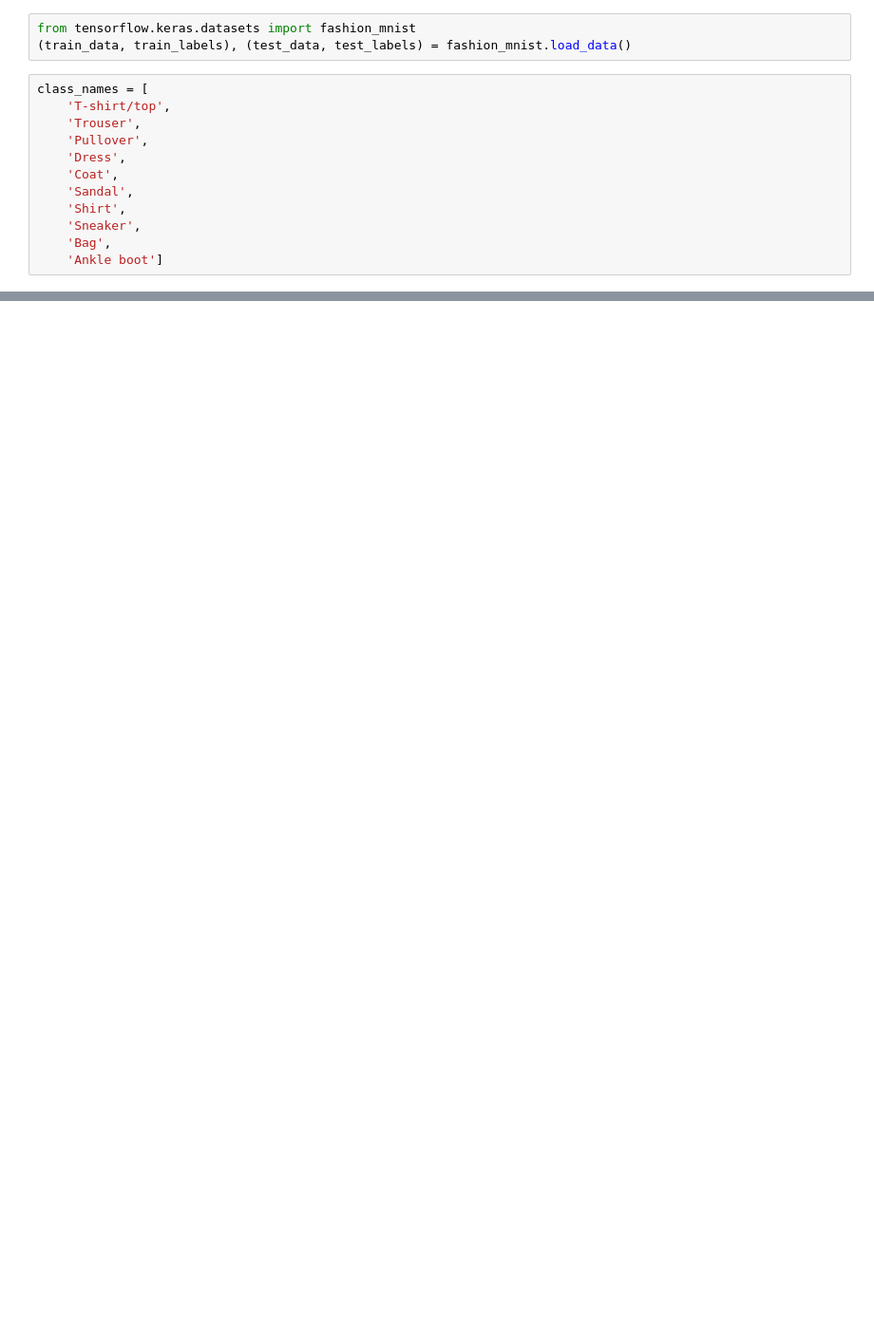
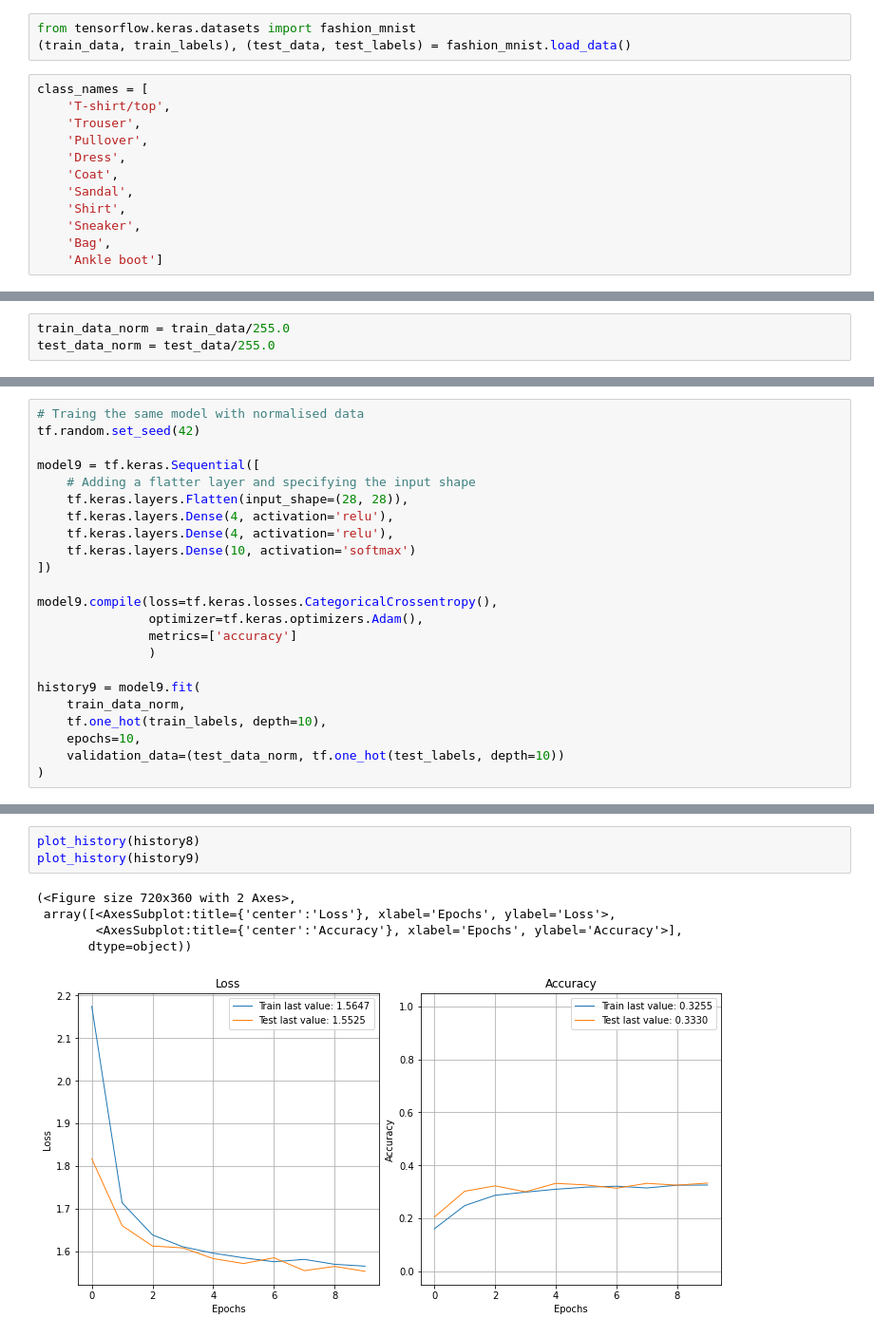
Before and after one commit to AviSaha123/Tensorflow_learnings, a Jupyter notebook: TensorflowClassificationV2.ipynb, the cells around one changed output, grey strips where cells are left out. Shown at 95% size. Drawn from its saved outputs; the diff is of its cells as text; blank space fills up the shorter version.

```diff
--- a/TensorflowClassificationV2.ipynb
+++ b/TensorflowClassificationV2.ipynb
@@ -430,0 +451,3 @@ Epoch 10/10
+# %%
+train_data_norm = train_data/255.0
+test_data_norm = test_data/255.0
@@ -430,0 +458,23 @@ Epoch 10/10
+# %%
+# Traing the same model with normalised data
+tf.random.set_seed(42)
+
+model9 = tf.keras.Sequential([
+    # Adding a flatter layer and specifying the input shape
+    tf.keras.layers.Flatten(input_shape=(28, 28)),
+    tf.keras.layers.Dense(4, activation='relu'),
+    tf.keras.layers.Dense(4, activation='relu'),
+    tf.keras.layers.Dense(10, activation='softmax')
+])
+
+model9.compile(loss=tf.keras.losses.CategoricalCrossentropy(),
+               optimizer=tf.keras.optimizers.Adam(),
+               metrics=['accuracy']
+               )
+
+history9 = model9.fit(
+    train_data_norm,
+    tf.one_hot(train_labels, depth=10),
+    epochs=10,
+    validation_data=(test_data_norm, tf.one_hot(test_labels, depth=10))
+)
@@ -430,0 +506,9 @@ Epoch 10/10
+# %%
+plot_history(history8)
+plot_history(history9)
+# %% [output]
+(<Figure size 720x360 with 2 Axes>,
+ array([<AxesSubplot:title={'center':'Loss'}, xlabel='Epochs', ylabel='Loss'>,
+        <AxesSubplot:title={'center':'Accuracy'}, xlabel='Epochs', ylabel='Accuracy'>],
+       dtype=object))
+[figure, added]
```
Also changed, not shown: parts of 20 cells of this notebook.
